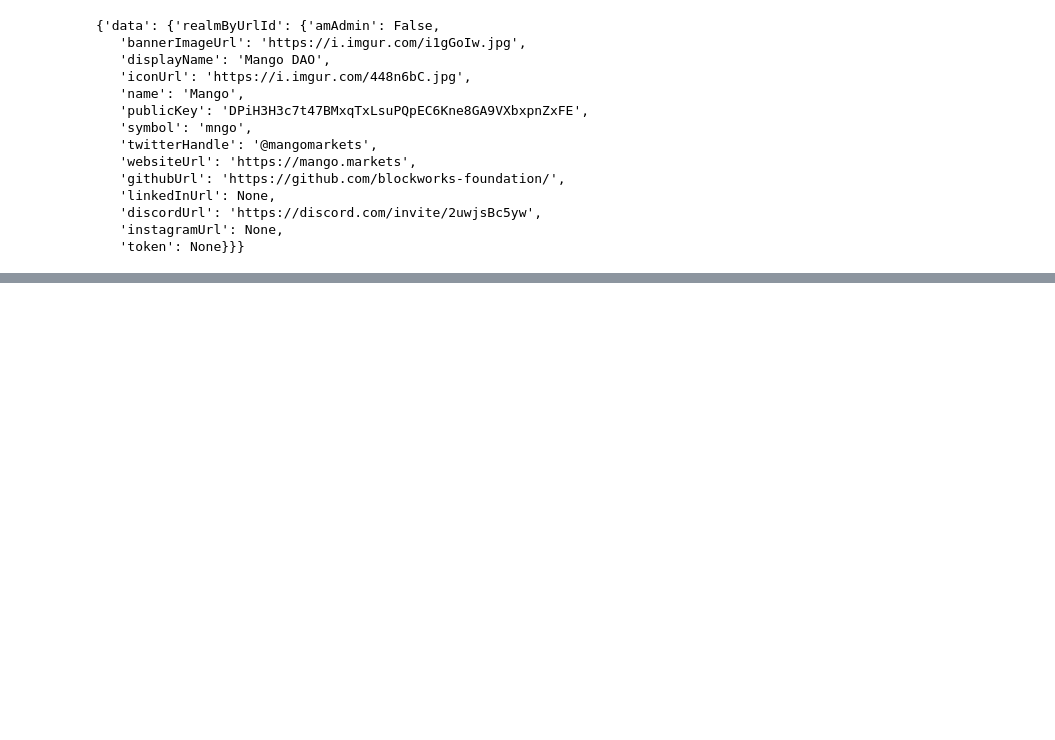
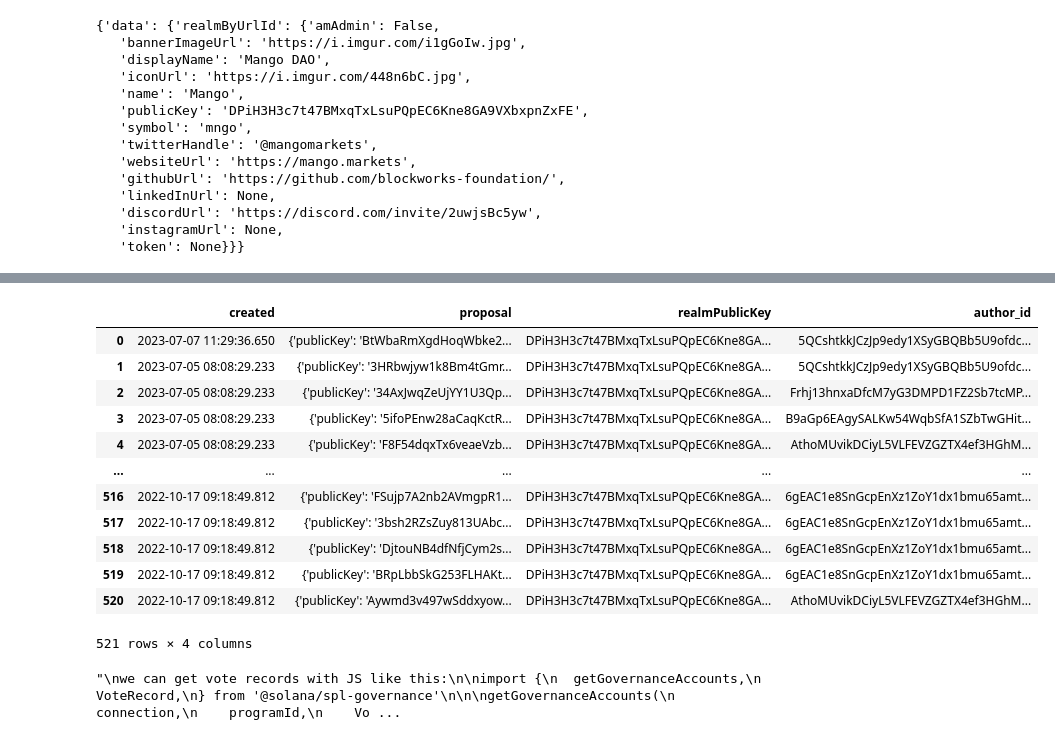
Before and after one commit to daviddavo/daos-verano, a Jupyter notebook: 03_realms/realms_download.ipynb, the cells around one changed output, grey strips where cells are left out. Drawn from its saved outputs; the diff is of its cells as text; code cells hidden in the pictures; blank space fills up the shorter version.

Commit message:
chore: update realms download

```diff
--- a/03_realms/realms_download.ipynb
+++ b/03_realms/realms_download.ipynb
@@ -265,0 +331,40 @@ df
+# %%
+# drop cursor, updated, myVote, type, score, document, numComments, author, clippedDocument, realmPublicKey, realm
+df = df.drop(['cursor', 'updated', 'myVote', 'type', 'id', 'score', 'document', 'numComments', 'author', 'clippedDocument', 'title', 'realm'], axis=1)
+df
+# %% [output]
+|  | created | proposal | realmPublicKey | author_id |
+| 0 | 2023-07-07 11:29:36.650 | {'publicKey': 'BtWbaRmXgdHoqWbke2... | DPiH3H3c7t47BMxqTxLsuPQpEC6Kne8GA... | 5QCshtkkJCzJp9edy1XSyGBQBb5U9ofdc... |
+| 1 | 2023-07-05 08:08:29.233 | {'publicKey': '3HRbwjyw1k8Bm4tGmr... | DPiH3H3c7t47BMxqTxLsuPQpEC6Kne8GA... | 5QCshtkkJCzJp9edy1XSyGBQBb5U9ofdc... |
+| 2 | 2023-07-05 08:08:29.233 | {'publicKey': '34AxJwqZeUjYY1U3Qp... | DPiH3H3c7t47BMxqTxLsuPQpEC6Kne8GA... | Frhj13hnxaDfcM7yG3DMPD1FZ2Sb7tcMP... |
+| 3 | 2023-07-05 08:08:29.233 | {'publicKey': '5ifoPEnw28aCaqKctR... | DPiH3H3c7t47BMxqTxLsuPQpEC6Kne8GA... | B9aGp6EAgySALKw54WqbSfA1SZbTwGHit... |
+| 4 | 2023-07-05 08:08:29.233 | {'publicKey': 'F8F54dqxTx6veaeVzb... | DPiH3H3c7t47BMxqTxLsuPQpEC6Kne8GA... | AthoMUvikDCiyL5VLFEVZGZTX4ef3HGhM... |
+| ... | ... | ... | ... | ... |
+| 516 | 2022-10-17 09:18:49.812 | {'publicKey': 'FSujp7A2nb2AVmgpR1... | DPiH3H3c7t47BMxqTxLsuPQpEC6Kne8GA... | 6gEAC1e8SnGcpEnXz1ZoY1dx1bmu65amt... |
+| 517 | 2022-10-17 09:18:49.812 | {'publicKey': '3bsh2RZsZuy813UAbc... | DPiH3H3c7t47BMxqTxLsuPQpEC6Kne8GA... | 6gEAC1e8SnGcpEnXz1ZoY1dx1bmu65amt... |
+| 518 | 2022-10-17 09:18:49.812 | {'publicKey': 'DjtouNB4dfNfjCym2s... | DPiH3H3c7t47BMxqTxLsuPQpEC6Kne8GA... | 6gEAC1e8SnGcpEnXz1ZoY1dx1bmu65amt... |
+| 519 | 2022-10-17 09:18:49.812 | {'publicKey': 'BRpLbbSkG253FLHAKt... | DPiH3H3c7t47BMxqTxLsuPQpEC6Kne8GA... | 6gEAC1e8SnGcpEnXz1ZoY1dx1bmu65amt... |
+| 520 | 2022-10-17 09:18:49.812 | {'publicKey': 'Aywmd3v497wSddxyow... | DPiH3H3c7t47BMxqTxLsuPQpEC6Kne8GA... | AthoMUvikDCiyL5VLFEVZGZTX4ef3HGhM... |
+521 rows × 4 columns
+# %%
+df.iloc[3].proposal
+
+"""
+we can get vote records with JS like this:
+
+import {
+  getGovernanceAccounts,
+  VoteRecord,
+} from '@solana/spl-governance'
+
+
+getGovernanceAccounts(
+    connection,
+    programId,
+    VoteRecord,
+    [pubkeyFilter(1, proposalPk)] // filters
+),
+
+"""
+# %% [output]
+"\nwe can get vote records with JS like this:\n\nimport {\n  getGovernanceAccounts,\n  VoteRecord,\n} from '@solana/spl-governance'\n\n\ngetGovernanceAccounts(\n    connection,\n    programId,\n    Vo ...
```
Also changed, not shown: parts of 10 cells of this notebook.
